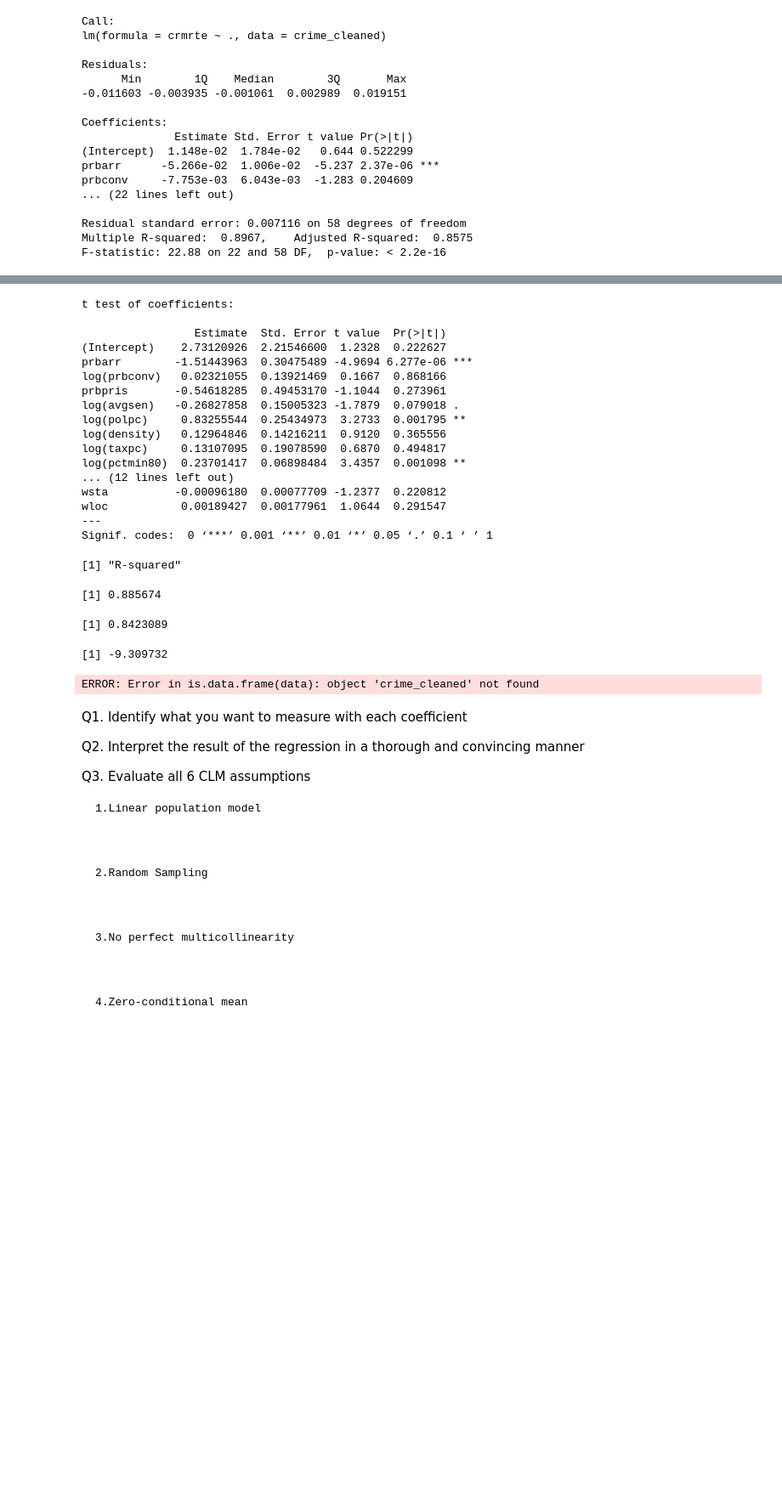
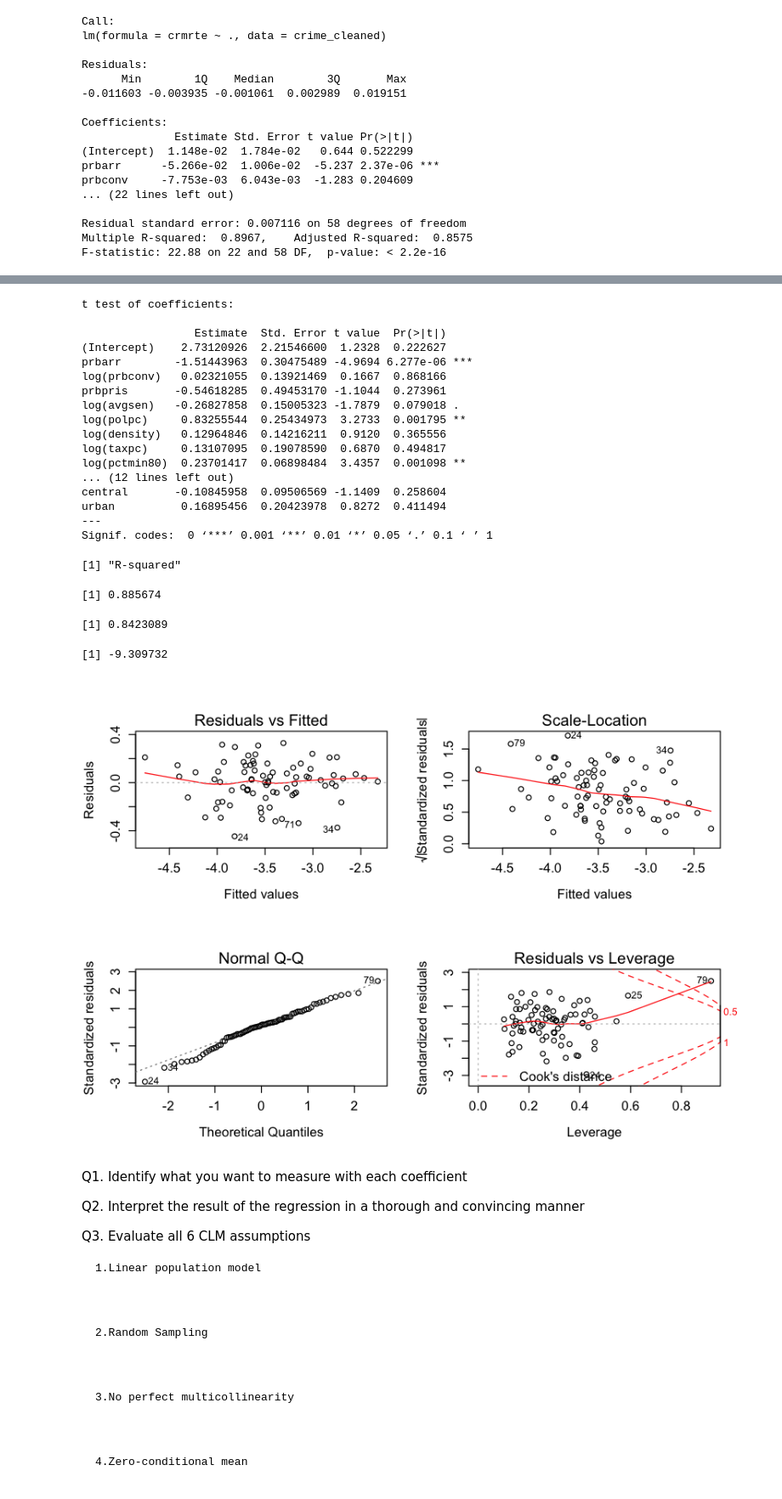
Before and after one commit to lucaschadwicklam97/lab_3_collab, a Jupyter notebook: Annabelle_Joy_Lucas_lab3_v2.ipynb, the cells around one changed output, grey strips where cells are left out. Shown at 85% size. Saved outputs shown, nothing was run; the diff lists cells and outputs as text; code cells hidden in the pictures; blank space fills up the shorter version.

```diff
--- a/Annabelle_Joy_Lucas_lab3_v2.ipynb
+++ b/Annabelle_Joy_Lucas_lab3_v2.ipynb
@@ -505,5 +520,5 @@ F-statistic: 22.88 on 22 and 58 DF,  p-value: < 2.2e-16
 # %%
-m3 <- lm(log(crmrte) ~ prbarr + log(prbconv) + prbpris + log(avgsen) + log(polpc) + log(density) + log(taxpc) + log(pctmin80) + log(mix) + log(pctymle) + west + central + urban + wcon + wtuc + wtrd + wfir + wser + wmfg + wfed + wsta + wloc, data=crime_cleaned)
+m3 <- lm(log(crmrte) ~ prbarr + log(prbconv) + prbpris + log(avgsen) + log(polpc) + log(density) + log(taxpc) + log(pctmin80) + log(mix) + log(pctymle) + wcon + wtuc + wtrd + wfir + wser + wmfg + wfed + wsta + wloc + west + central + urban, data=crime_cleaned)
 
 coeftest(m3, vcov = vcovHC)
 # vcovHC(m3)
@@ -526,16 +541,11 @@ log(density)   0.12964846  0.14216211  0.9120  0.365556
 log(taxpc)     0.13107095  0.19078590  0.6870  0.494817
 log(pctmin80)  0.23701417  0.06898484  3.4357  0.001098 **
 ... (12 lines left out)
-wsta          -0.00096180  0.00077709 -1.2377  0.220812
-wloc           0.00189427  0.00177961  1.0644  0.291547
+central       -0.10845958  0.09506569 -1.1409  0.258604
+urban          0.16895456  0.20423978  0.8272  0.411494
 ---
 Signif. codes:  0 ‘***’ 0.001 ‘**’ 0.01 ‘*’ 0.05 ‘.’ 0.1 ‘ ’ 1
 [1] "R-squared"
 [1] 0.885674
 [1] 0.8423089
 [1] -9.309732
-# %%
-m3 <- lm(crmrte ~ prbarr + polpc + density + taxpc + pctmin80, data=crime_cleaned)
-m3
-# %% [output]
-ERROR: Error in is.data.frame(data): object 'crime_cleaned' not found
@@ -547,3 +552,14 @@ summary(m3, vcov = vcovHC)
+# %%
+par(mfrow=c(2,2))
+
+plot(m3, which=1)
+plot(m3, which=3)
+plot(m3, which=2)
+plot(m3, which=5)
+
+options(repr.plot.height = 5, repr.plot.width = 7, repr.plot.pointsize = 10)
+# %% [output]
+[figure, added]
 # %% [markdown]
 Q1. Identify what you want to measure with each coefficient
 
```
Also changed, not shown: parts of 9 cells of this notebook.
